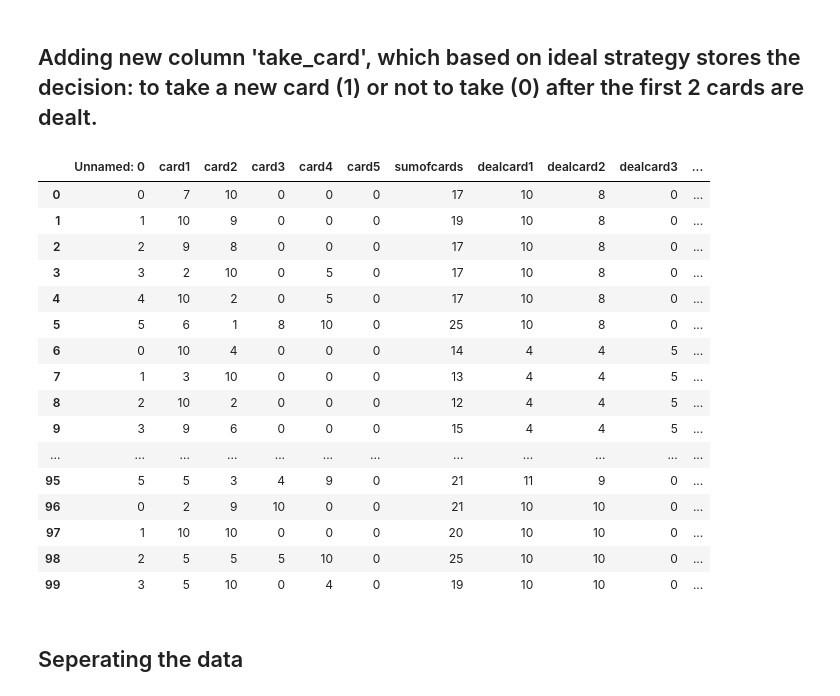
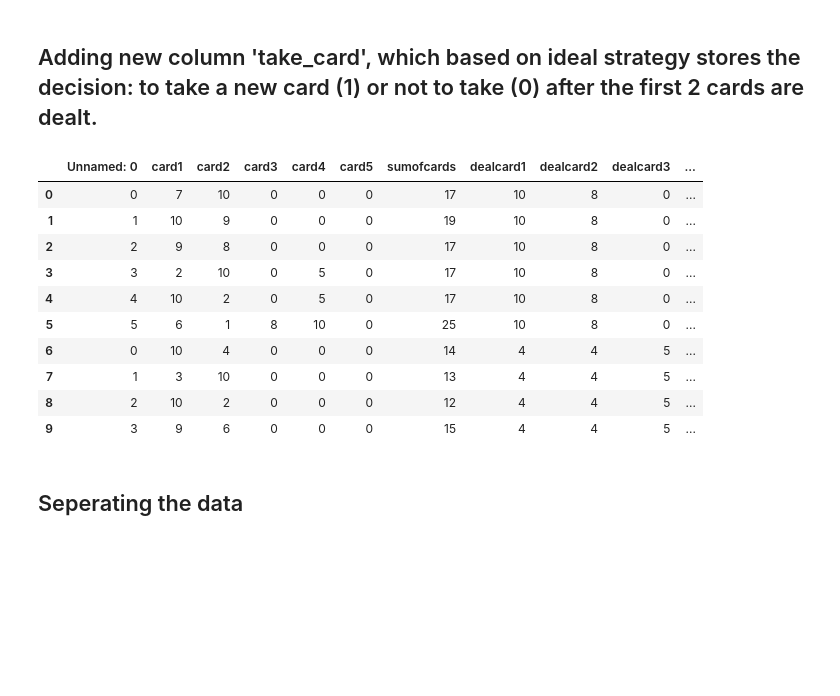
Before and after one commit to KirillMitjurin/DA6_project, a Jupyter notebook: BlackJack.ipynb, the cells around one changed output. Cells and saved outputs as stored; diff of their text form; code cells hidden in the pictures; blank space fills up the shorter version.

```diff
--- a/BlackJack.ipynb
+++ b/BlackJack.ipynb
@@ -63,40 +63,34 @@ def decide_take_card(ply2cardsum, dealer_card):
             return 0
         return 1
     elif ply2cardsum == 9:
         if 3 <= dealer_card <= 6:
             return 0
         return 1
     elif 12 < ply2cardsum < 17:  # Medium-strength hand
         return 1 if dealer_card >= 7 else 0  # Take card if dealer has a strong visible card
     elif ply2cardsum == 12:  # Edge case for 12
         return 1 if dealer_card < 4 or dealer_card > 6 else 0
     else:  # Weak hands (11 or below), always take a card
         return 1
 
 
 
 # Add the "take_card" column
 data['take_card'] = data.apply(lambda row: decide_take_card(row['ply2cardsum'], row['dealcard1']), axis=1)
 
-data.head(100)
+data.head(10)
 # %% [output]
 |  | Unnamed: 0 | card1 | card2 | card3 | card4 | card5 | sumofcards | dealcard1 | dealcard2 | dealcard3 | ... |
 | 0 | 0 | 7 | 10 | 0 | 0 | 0 | 17 | 10 | 8 | 0 | ... |
 | 1 | 1 | 10 | 9 | 0 | 0 | 0 | 19 | 10 | 8 | 0 | ... |
 | 2 | 2 | 9 | 8 | 0 | 0 | 0 | 17 | 10 | 8 | 0 | ... |
 | 3 | 3 | 2 | 10 | 0 | 5 | 0 | 17 | 10 | 8 | 0 | ... |
 | 4 | 4 | 10 | 2 | 0 | 5 | 0 | 17 | 10 | 8 | 0 | ... |
 | 5 | 5 | 6 | 1 | 8 | 10 | 0 | 25 | 10 | 8 | 0 | ... |
 | 6 | 0 | 10 | 4 | 0 | 0 | 0 | 14 | 4 | 4 | 5 | ... |
 | 7 | 1 | 3 | 10 | 0 | 0 | 0 | 13 | 4 | 4 | 5 | ... |
 | 8 | 2 | 10 | 2 | 0 | 0 | 0 | 12 | 4 | 4 | 5 | ... |
 | 9 | 3 | 9 | 6 | 0 | 0 | 0 | 15 | 4 | 4 | 5 | ... |
-| ... | ... | ... | ... | ... | ... | ... | ... | ... | ... | ... | ... |
-| 95 | 5 | 5 | 3 | 4 | 9 | 0 | 21 | 11 | 9 | 0 | ... |
-| 96 | 0 | 2 | 9 | 10 | 0 | 0 | 21 | 10 | 10 | 0 | ... |
-| 97 | 1 | 10 | 10 | 0 | 0 | 0 | 20 | 10 | 10 | 0 | ... |
-| 98 | 2 | 5 | 5 | 5 | 10 | 0 | 25 | 10 | 10 | 0 | ... |
-| 99 | 3 | 5 | 10 | 0 | 4 | 0 | 19 | 10 | 10 | 0 | ... |
 # %% [markdown]
 ## Seperating the data
 # %%
```
Also changed, not shown: parts of 17 cells of this notebook.
